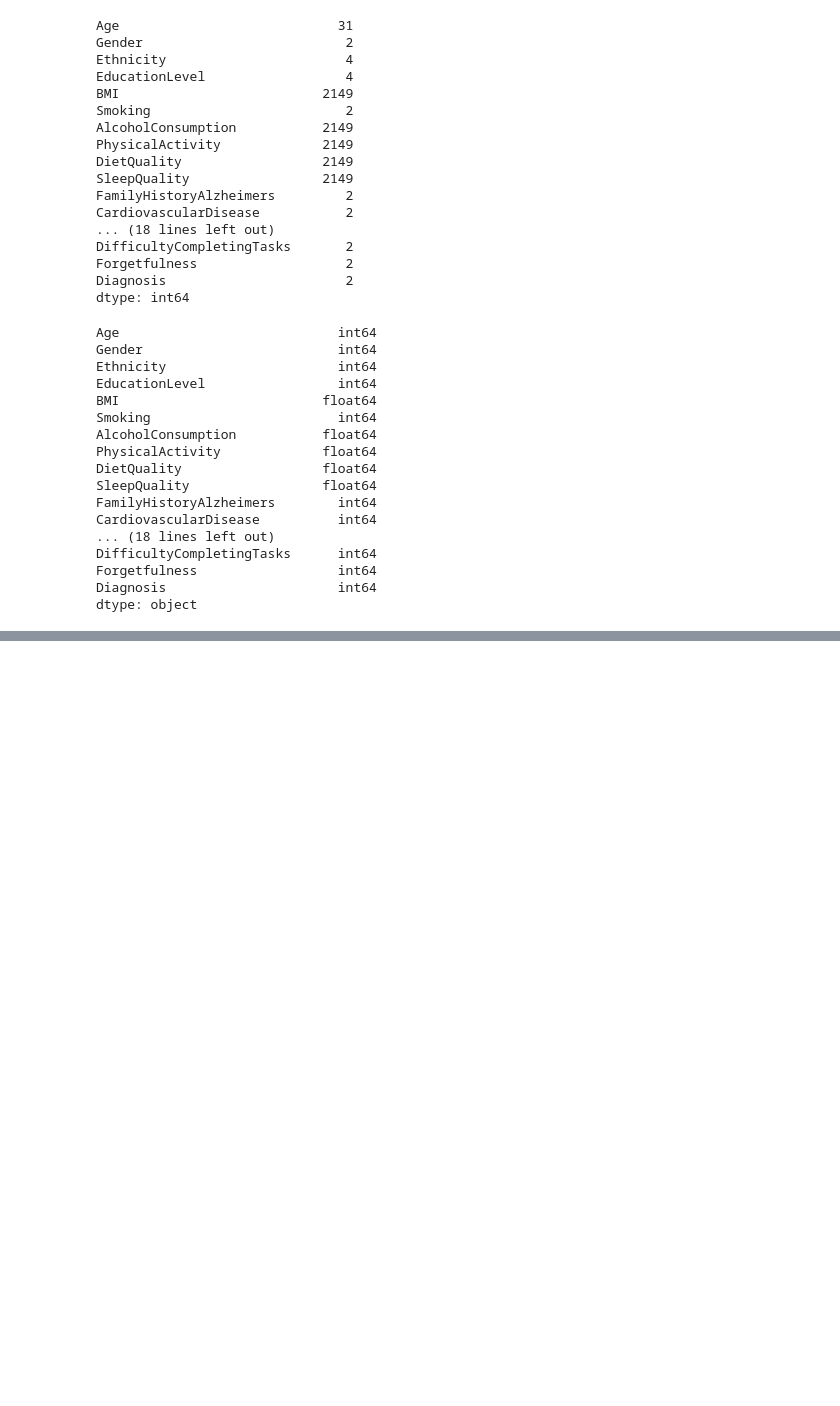
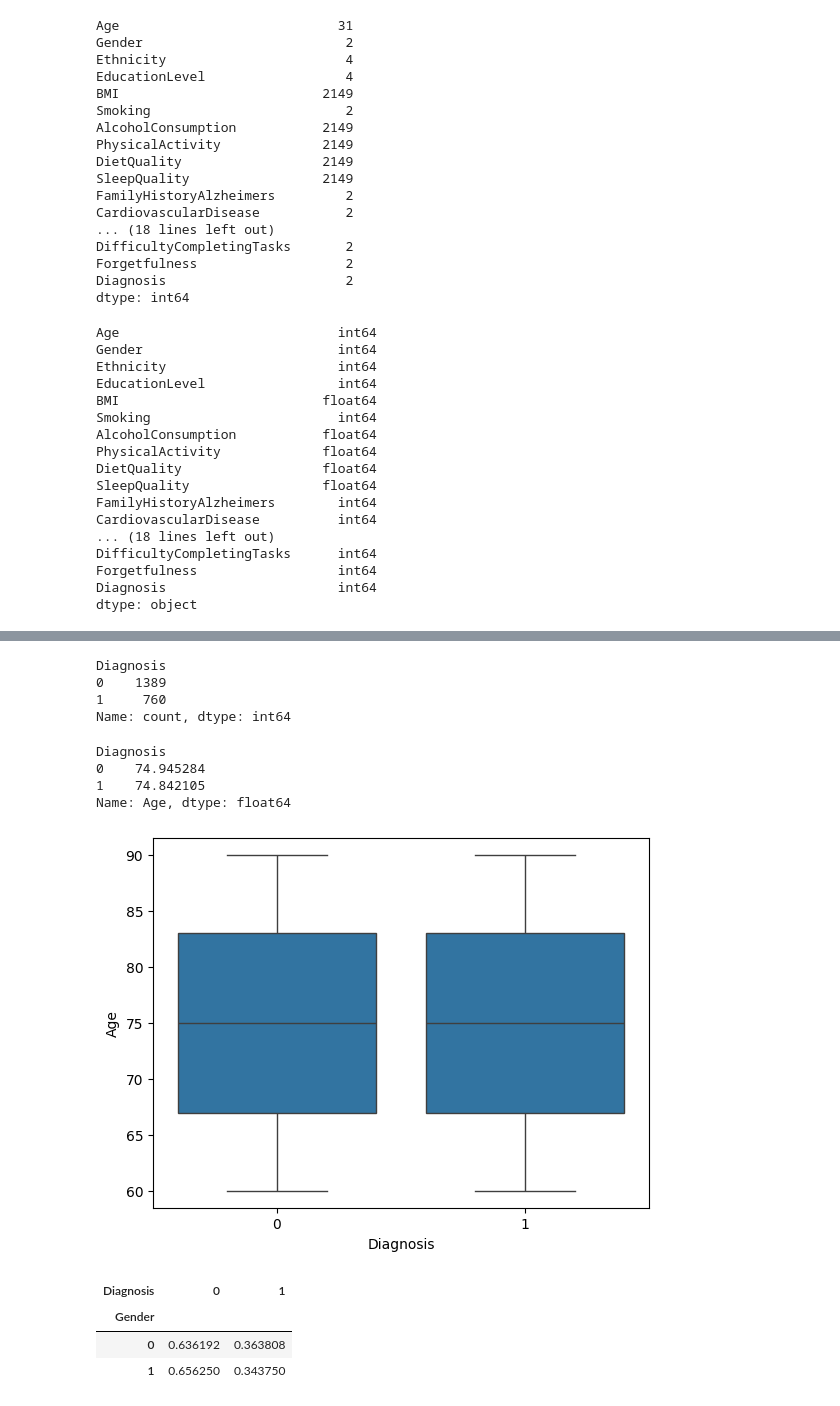
Before and after one commit to JanaMakary/Factors-Associated-with-Alzheimer-s, a Jupyter notebook: analysis.ipynb, the cells around one changed output, grey strips where cells are left out. Saved outputs shown, nothing was run; the diff lists cells and outputs as text; code cells hidden in the pictures; blank space fills up the shorter version.

```diff
--- a/analysis.ipynb
+++ b/analysis.ipynb
@@ -174,0 +200,26 @@ dtype: object
+# %%
+df['Diagnosis'].value_counts()
+# %% [output]
+Diagnosis
+0    1389
+1     760
+Name: count, dtype: int64
+# %%
+df.groupby('Diagnosis')['Age'].mean()
+# %% [output]
+Diagnosis
+0    74.945284
+1    74.842105
+Name: Age, dtype: float64
+# %%
+sns.boxplot(x='Diagnosis', y='Age', data=df)
+plt.show()
+# %% [output]
+[figure, added]
+# %%
+pd.crosstab(df['Gender'], df['Diagnosis'], normalize='index')
+# %% [output]
+| Diagnosis | 0 | 1 |
+| Gender |  |  |
+| 0 | 0.636192 | 0.363808 |
+| 1 | 0.656250 | 0.343750 |
```
Also changed, not shown: parts of 25 cells of this notebook.
